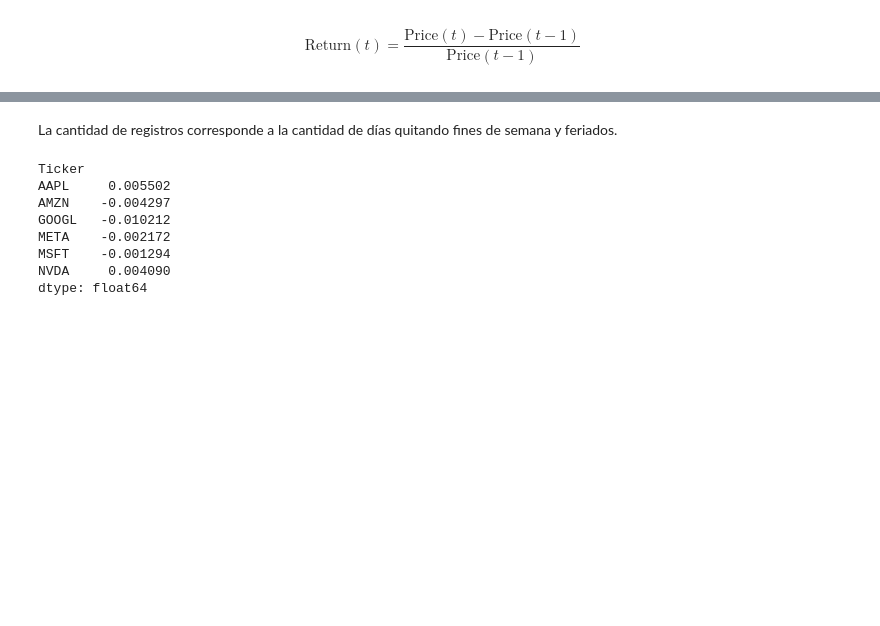
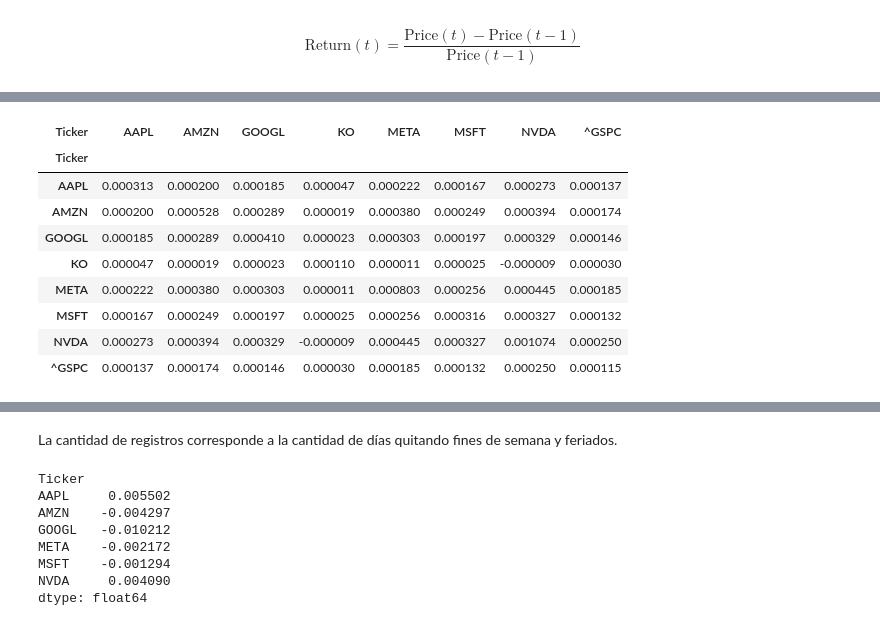
Before and after one commit to dmikan/finance-issues, a Jupyter notebook: modern_portfolio_theory/stock_portfalio_yfinance_beta.ipynb, the cells around one changed output, grey strips where cells are left out. Saved outputs shown, nothing was run; the diff lists cells and outputs as text; code cells hidden in the pictures; blank space fills up the shorter version.

```diff
--- a/modern_portfolio_theory/stock_portfalio_yfinance_beta.ipynb
+++ b/modern_portfolio_theory/stock_portfalio_yfinance_beta.ipynb
@@ -65,3 +65,16 @@ returns.shape
 # 4. Calcular betas usando la matriz de covarianza
 cov_matrix = returns.cov()
 market_variance = returns[market_ticker].var()
+# %%
+cov_matrix
+# %% [output]
+| Ticker | AAPL | AMZN | GOOGL | KO | META | MSFT | NVDA | ^GSPC |
+| Ticker |  |  |  |  |  |  |  |  |
+| AAPL | 0.000313 | 0.000200 | 0.000185 | 0.000047 | 0.000222 | 0.000167 | 0.000273 | 0.000137 |
+| AMZN | 0.000200 | 0.000528 | 0.000289 | 0.000019 | 0.000380 | 0.000249 | 0.000394 | 0.000174 |
+| GOOGL | 0.000185 | 0.000289 | 0.000410 | 0.000023 | 0.000303 | 0.000197 | 0.000329 | 0.000146 |
+| KO | 0.000047 | 0.000019 | 0.000023 | 0.000110 | 0.000011 | 0.000025 | -0.000009 | 0.000030 |
+| META | 0.000222 | 0.000380 | 0.000303 | 0.000011 | 0.000803 | 0.000256 | 0.000445 | 0.000185 |
+| MSFT | 0.000167 | 0.000249 | 0.000197 | 0.000025 | 0.000256 | 0.000316 | 0.000327 | 0.000132 |
+| NVDA | 0.000273 | 0.000394 | 0.000329 | -0.000009 | 0.000445 | 0.000327 | 0.001074 | 0.000250 |
+| ^GSPC | 0.000137 | 0.000174 | 0.000146 | 0.000030 | 0.000185 | 0.000132 | 0.000250 | 0.000115 |
```
Also changed, not shown: parts of 7 cells of this notebook, 1 other file.
